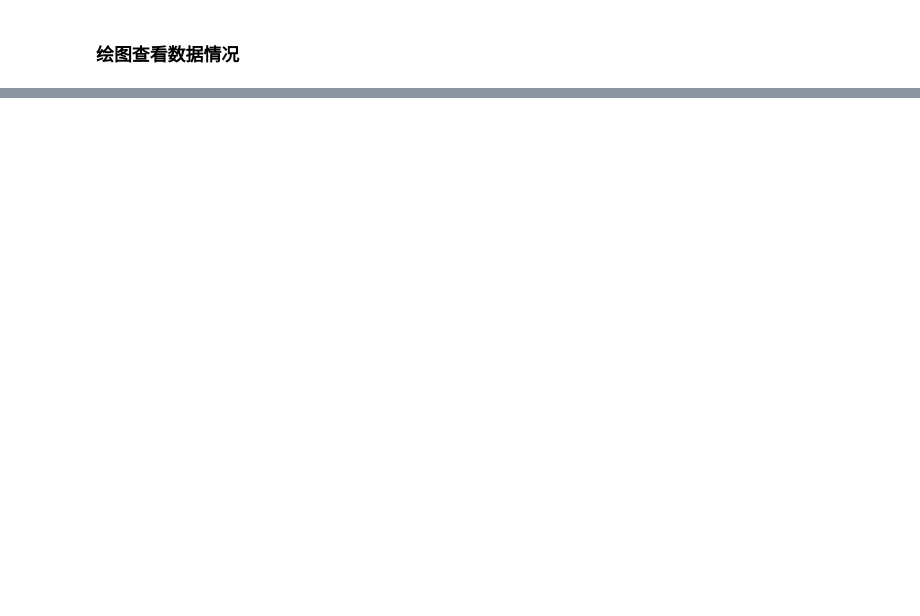
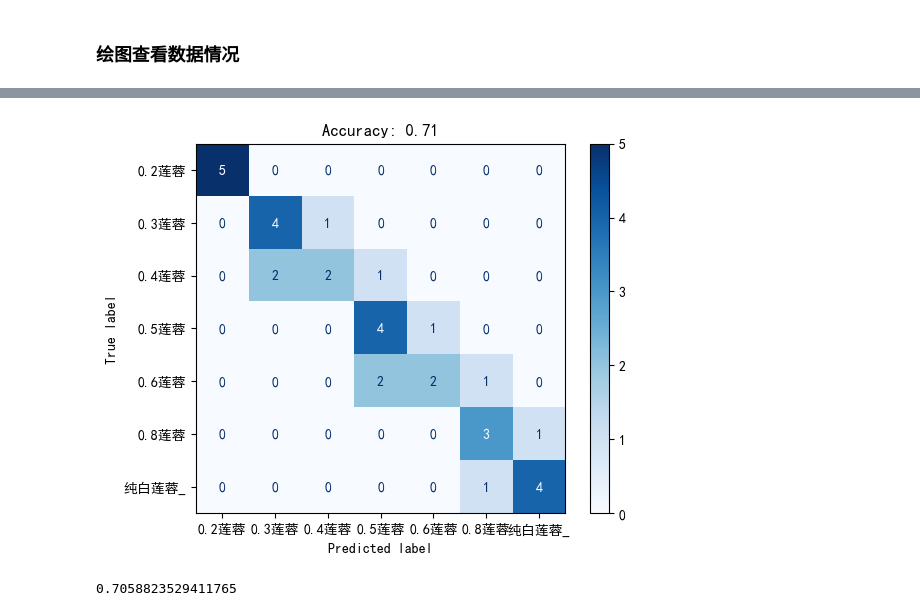
Before and after one commit to zwb-2023/Spectrum_analyse, a Jupyter notebook: 光谱数据分析模板.ipynb, the cells around one changed output, grey strips where cells are left out. Drawn from its saved outputs; the diff is of its cells as text; code cells hidden in the pictures; blank space fills up the shorter version.

```diff
--- a/光谱数据分析模板.ipynb
+++ b/光谱数据分析模板.ipynb
@@ -99,0 +199,6 @@ Fitting 5 folds for each of 60 candidates, totalling 300 fits
+# %%
+best_model = grid_search.best_estimator_
+k_fold_cross_validation(spectrum, np.array(labels), best_model, n_splits=5 , random_state = 53 )
+# %% [output]
+[figure, added]
+0.7058823529411765
```
Also changed, not shown: parts of 44 cells of this notebook, 2 other files.
